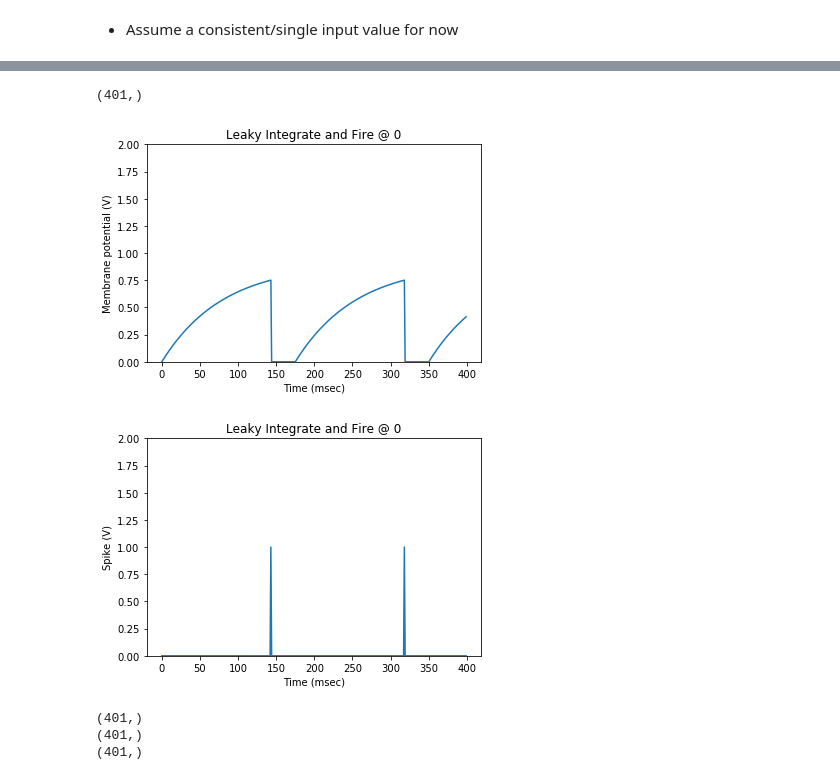
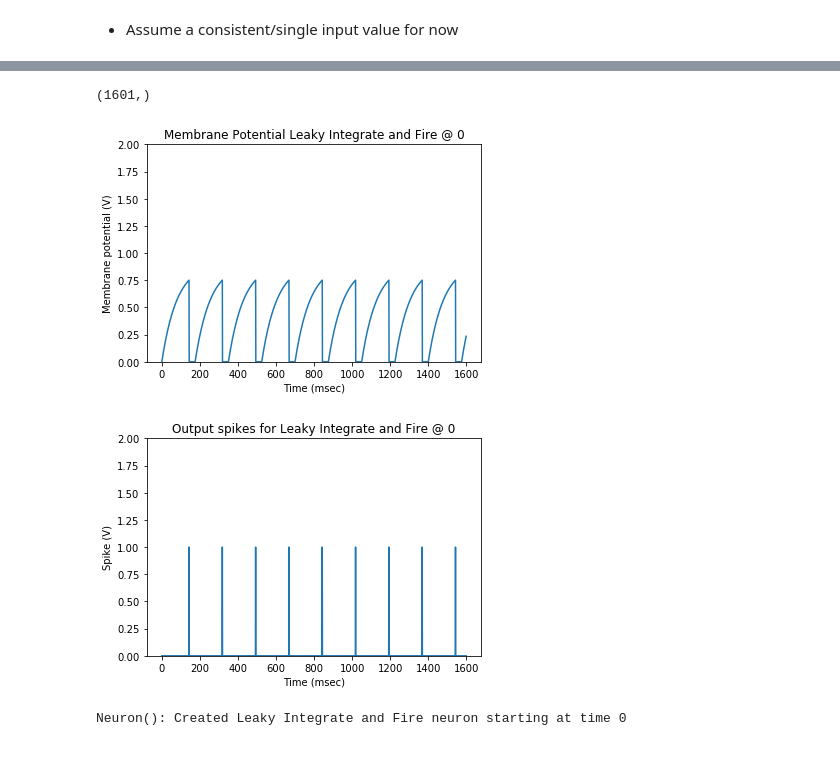
Before and after one commit to markstrefford/Spiking-Neural-Network, a Jupyter notebook: SNN_0.ipynb, the cells around one changed output, grey strips where cells are left out. Drawn from its saved outputs; the diff is of its cells as text; code cells hidden in the pictures.

Commit message:
Fixing neuron2 issues

```diff
--- a/SNN_0.ipynb
+++ b/SNN_0.ipynb
@@ -17,8 +18,9 @@ duration = 50        # Length of each time period (ms)
 # %% [markdown]
 ### Utility functions
 # %%
-def plot_neuron_behaviour(time, Vm, neuron_type, neuron_id, y_title):
-    plt.plot(time,Vm)
+def plot_neuron_behaviour(time, data, neuron_type, neuron_id, y_title):
+    #print ('Drawing graph with time.shape={}, data.shape={}'.format(time.shape, data.shape))
+    plt.plot(time,data)
     plt.title('{} @ {}'.format(neuron_type, neuron_id))
     plt.ylabel(y_title)
     plt.xlabel('Time (msec)')
@@ -40,13 +42,10 @@ Based on http://neurdon.wpengine.com/2011/01/19/neural-modeling-with-python-part
 class Neuron():
     def __init__(self):
         # Simulation config (may not all be needed!!)
-        #self.T        = 50          # total time to sumulate (msec)
         self.dt       = 0.125       # simulation time step
-        #self.time     = np.arange(0, T+dt, dt) # Time array
         self.t_rest   = 0           # initial refractory time
 
         #LIF Properties
-        #self.Vm       = np.zeros(len(time)) # potential (V) trace over time
         self.Vm       = 0                # Initial potential (mV)
         self.output   = 0                # Neuron output
         self.t        = 0                # Neuron time step
@@ -57,17 +56,19 @@ class Neuron():
         self.Vth      = 0.75             # = 1  #spike threshold
         self.V_spike  = 0.5              # spike delta (V)
         self.type     = 'Leaky Integrate and Fire'
+        self.debug    = True
+        if self.debug:
+            print ('Neuron(): Created {} neuron starting at time {}'.format(self.type, self.t))
 
-    def spike_generator(self, neuron_input, debug=False):
+    def spike_generator(self, neuron_input):
         duration = len(neuron_input)
-        if debug:
-            print ('spike_generator(): duration = {}'.format(duration))
-        #time = np.arange(self.t, self.t+duration+self.dt, self.dt)
-        time = np.arange(self.t, self.t+duration)   #, self.dt)
+        if self.debug:
+            print ('spike_generator(): Running time period self.t={}, self.t+duration={}'.format(self.t, self.t+duration))
+        time = np.arange(self.t, self.t+duration)
         Vm = np.zeros(duration)  #len(time)) # potential (V) trace over time
         output = np.zeros(duration)  #len(time))
         Vm[-1] = self.Vm   # Vm[0] doesn't work due to the equation below starting with [i-1] when i=0
-        if debug:
+        if self.debug:
             print ('Neuron.spike_generator.initial_state(input={}, duration={}, Vm={}, t={})'
                .format(neuron_input, duration, self.Vm, self.t))
         #for i,t in enumerate(time):
@@ -75,14 +76,14 @@ class Neuron():
             t = self.t   # Hacky!!
             if t > self.t_rest:
                 Vm[i] = Vm[i-1] + (-Vm[i-1] + neuron_input[i-1]*self.Rm) / self.tau_m * self.dt
-                if debug:
+                if self.debug:
                     print('spike_generator(): i={}, t={}, Vm[i-1]={}, neuron_input={}, self.Rm={}, self.tau_m * self.dt = {}'
                           .format(i,t, Vm[i-1], neuron_input[i-1], self.Rm, self.tau_m * self.dt))
                 if Vm[i] >= self.Vth:
                     #Vm[i] += self.V_spike
                     output[i] = 1
                     self.t_rest = t + self.tau_ref
-                    if debug:
+                    if self.debug:
                         print ('*** Neuron.spike_generator.spike=(self.t_rest={}, t={}, self.tau_ref={})'
                            .format(self.t_rest, t, self.tau_ref))
 
@@ -90,15 +91,15 @@ class Neuron():
             self.Vm = Vm[i]
             self.output = output[i]
             self.t += self.dt
-        if debug:
+        if self.debug:
             print ('Neuron.spike_generator.exit_state(Vm={} at iteration i={}, time={})'
                    .format(self.Vm, i, self.t))
         return time, Vm, output
 # %% [markdown]
 * Assume a consistent/single input value for now
 # %%
-T         = 50    # total time to sumulate (msec)
-dt        = 0.125 # Simulation timestep
+T         = 20    # total time to sumulate (msec)
+dt        = 0.0125 # Simulation timestep
 time      = int(T / dt)
 inpt      = 0.9   # Neuron input voltage
 neuron_input=np.full((time),inpt)
@@ -120,23 +141,21 @@ neuron_output = np.append(neuron_output, o)
 # %%
 print (neuron_time.shape)
 # %% [output]
-(401,)
+(1601,)
 # %%
-plot_membrane_potential(neuron_time, neuron_Vm, neuron.type, neuron_id = "0")
-plot_spikes(neuron_time, neuron_output, neuron.type, neuron_id = "0")
+plot_membrane_potential(neuron_time, neuron_Vm, 'Membrane Potential {}'.format(neuron.type), neuron_id = "0")
+plot_spikes(neuron_time, neuron_output, 'Output spikes for {}'.format(neuron.type), neuron_id = "0")
 # %% [output]
-[figure, old version]
+[figure, new version]
-[figure, old version]
+[figure, new version]
 # %%
 neuron2 = Neuron()
+# %% [output]
+Neuron(): Created Leaky Integrate and Fire neuron starting at time 0
 # %%
-neuron2_time = np.zeros(len(neuron_time))
-print (neuron2_time.shape)
-neuron2_Vm = np.zeros(len(neuron_Vm))
-print (neuron2_Vm.shape)
-neuron2_output = np.zeros(len(neuron_output))
-print (neuron2_output.shape)
+#neuron2_time = np.zeros(len(neuron_time))
+#print (neuron2_time.shape)
+#neuron2_Vm = np.zeros(len(neuron_Vm))
+#print (neuron2_Vm.shape)
+#neuron2_output = np.zeros(len(neuron_output))
+#print (neuron2_output.shape)
-# %% [output]
-(401,)
-(401,)
-(401,)
```
Also changed, not shown: parts of 13 cells of this notebook.
